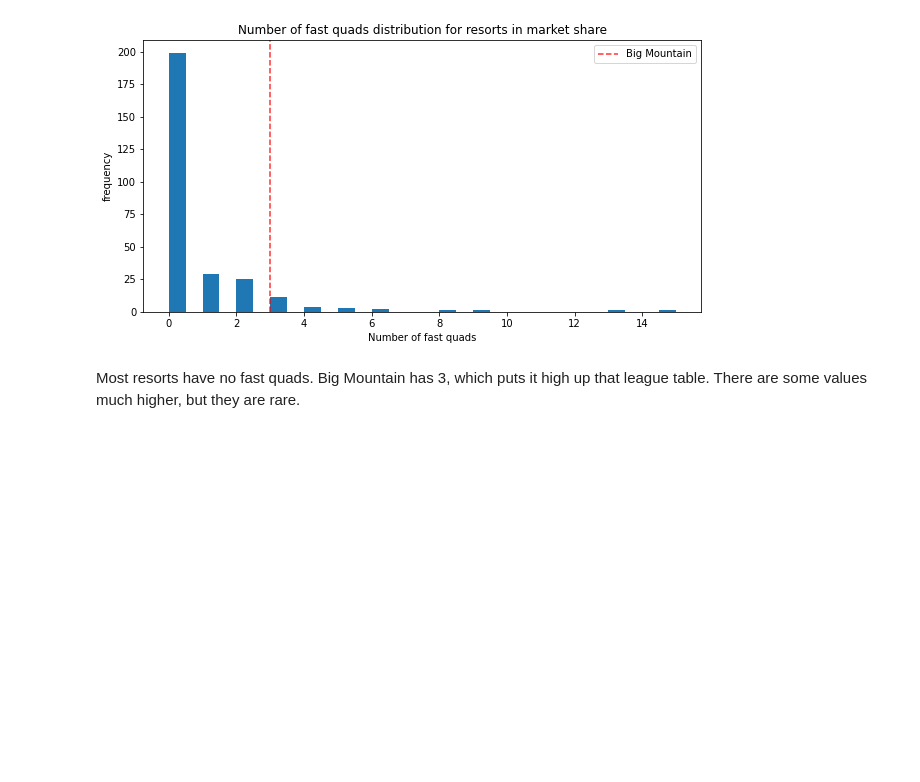
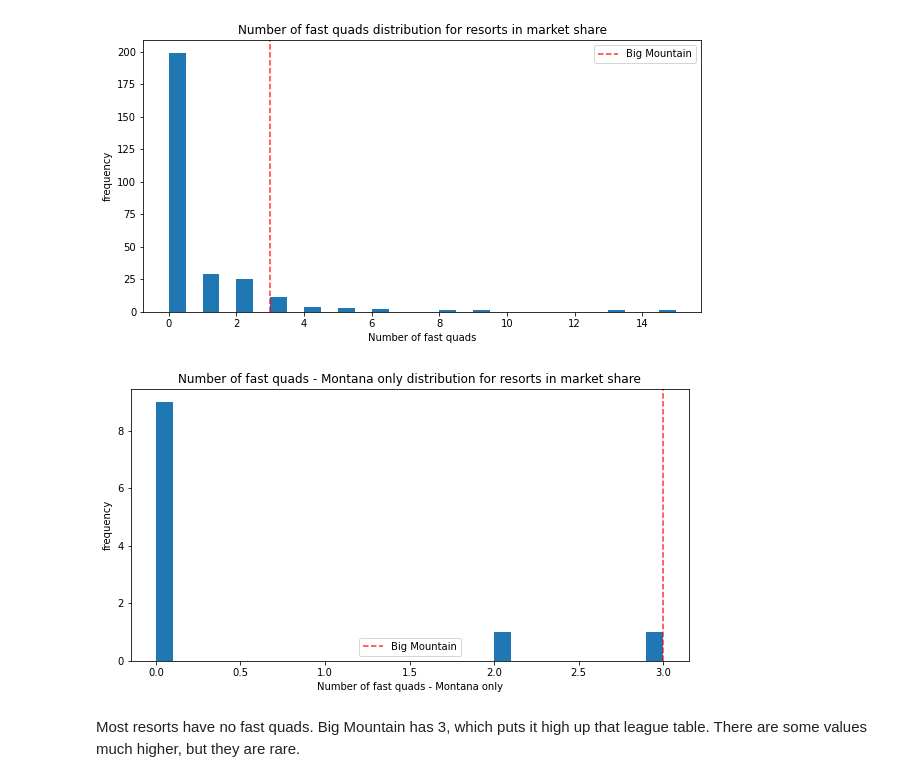
Before and after one commit to scho-git/DataScienceGuidedCapstone, a Jupyter notebook: Notebooks/05_modeling.ipynb, the cells around one changed output. Saved outputs shown, nothing was run; the diff lists cells and outputs as text; code cells hidden in the pictures; blank space fills up the shorter version.

```diff
--- a/Notebooks/05_modeling.ipynb
+++ b/Notebooks/05_modeling.ipynb
@@ -232,6 +244,10 @@ Big Mountain has amongst the highest number of total chairs, resorts with more a
 plot_compare('fastQuads', 'Number of fast quads')
 # %% [output]
 [figure]
+# %%
+plot_compare('fastQuads', 'Number of fast quads - Montana only', state='Montana')
+# %% [output]
+[figure, added]
 # %% [markdown]
 Most resorts have no fast quads. Big Mountain has 3, which puts it high up that league table. There are some values  much higher, but they are rare.
 # %% [markdown]
```
Also changed, not shown: parts of 20 cells of this notebook.
